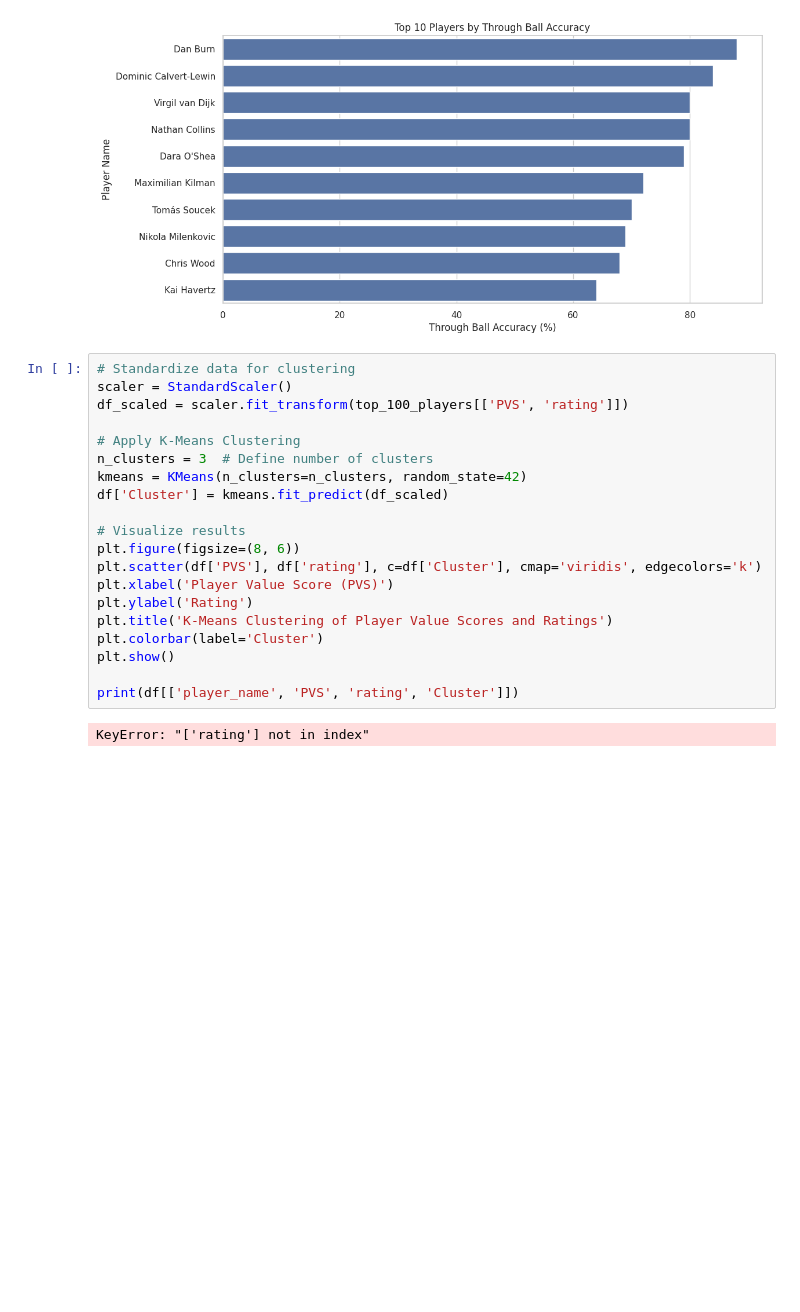
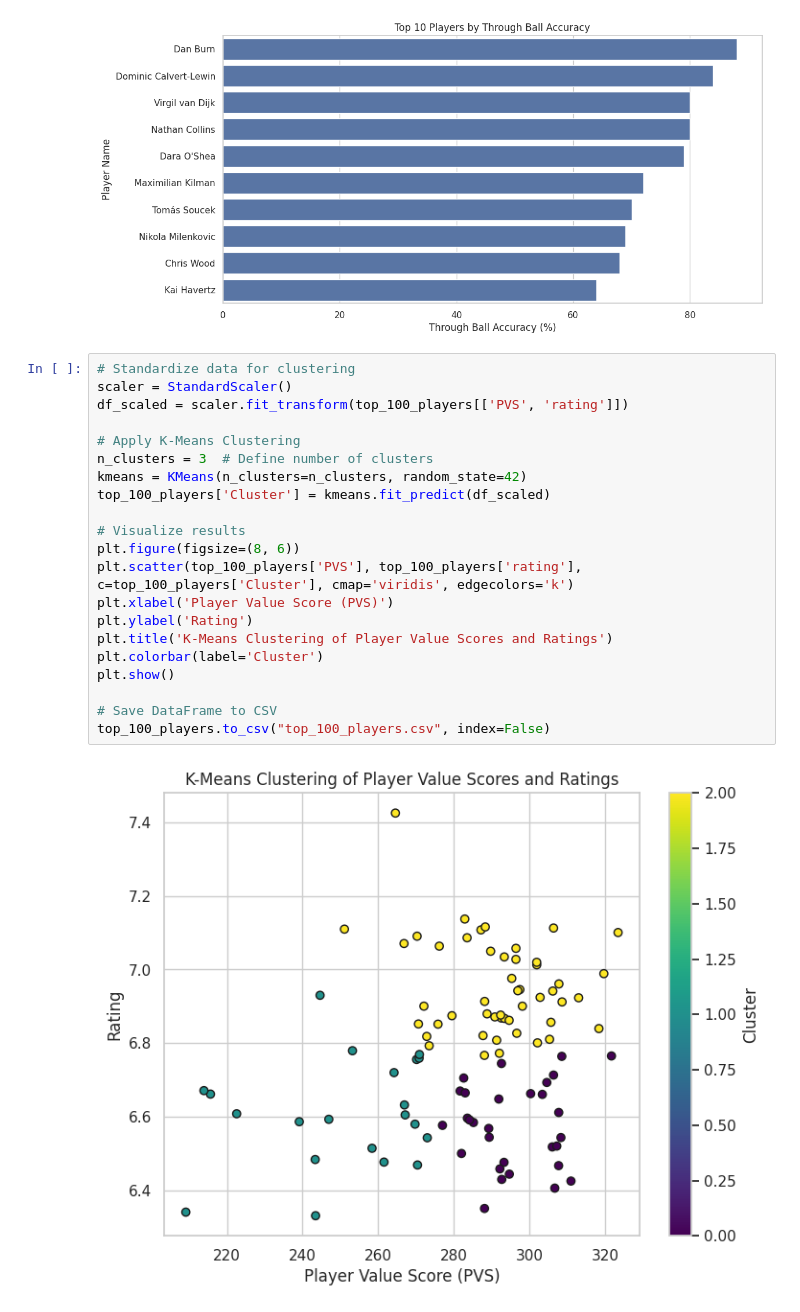
Before and after one commit to AnJayDo/nha-scraping, a Jupyter notebook: visualize.ipynb, the cells around one changed output. Drawn from its saved outputs; the diff is of its cells as text; blank space fills up the shorter version.

```diff
--- a/visualize.ipynb
+++ b/visualize.ipynb
@@ -163,22 +163,23 @@ plt.show()
 # %%
 # Standardize data for clustering
 scaler = StandardScaler()
 df_scaled = scaler.fit_transform(top_100_players[['PVS', 'rating']])
 
 # Apply K-Means Clustering
 n_clusters = 3  # Define number of clusters
 kmeans = KMeans(n_clusters=n_clusters, random_state=42)
-df['Cluster'] = kmeans.fit_predict(df_scaled)
+top_100_players['Cluster'] = kmeans.fit_predict(df_scaled)
 
 # Visualize results
 plt.figure(figsize=(8, 6))
-plt.scatter(df['PVS'], df['rating'], c=df['Cluster'], cmap='viridis', edgecolors='k')
+plt.scatter(top_100_players['PVS'], top_100_players['rating'], c=top_100_players['Cluster'], cmap='viridis', edgecolors='k')
 plt.xlabel('Player Value Score (PVS)')
 plt.ylabel('Rating')
 plt.title('K-Means Clustering of Player Value Scores and Ratings')
 plt.colorbar(label='Cluster')
 plt.show()
 
-print(df[['player_name', 'PVS', 'rating', 'Cluster']])
+# Save DataFrame to CSV
+top_100_players.to_csv("top_100_players.csv", index=False)
 # %% [output]
-KeyError: "['rating'] not in index"
+[figure, added]
```
Also changed, not shown: 7 other files.
